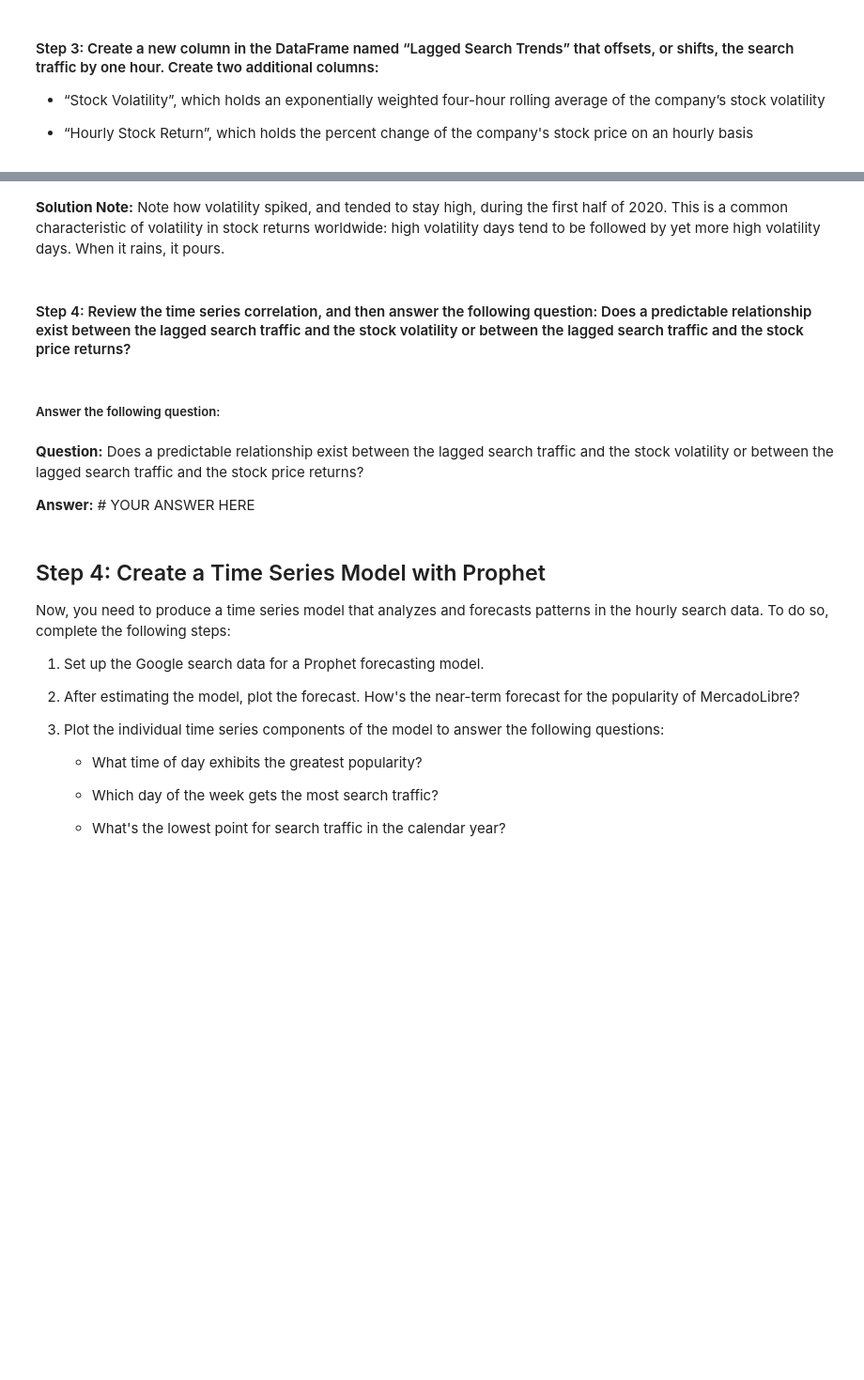
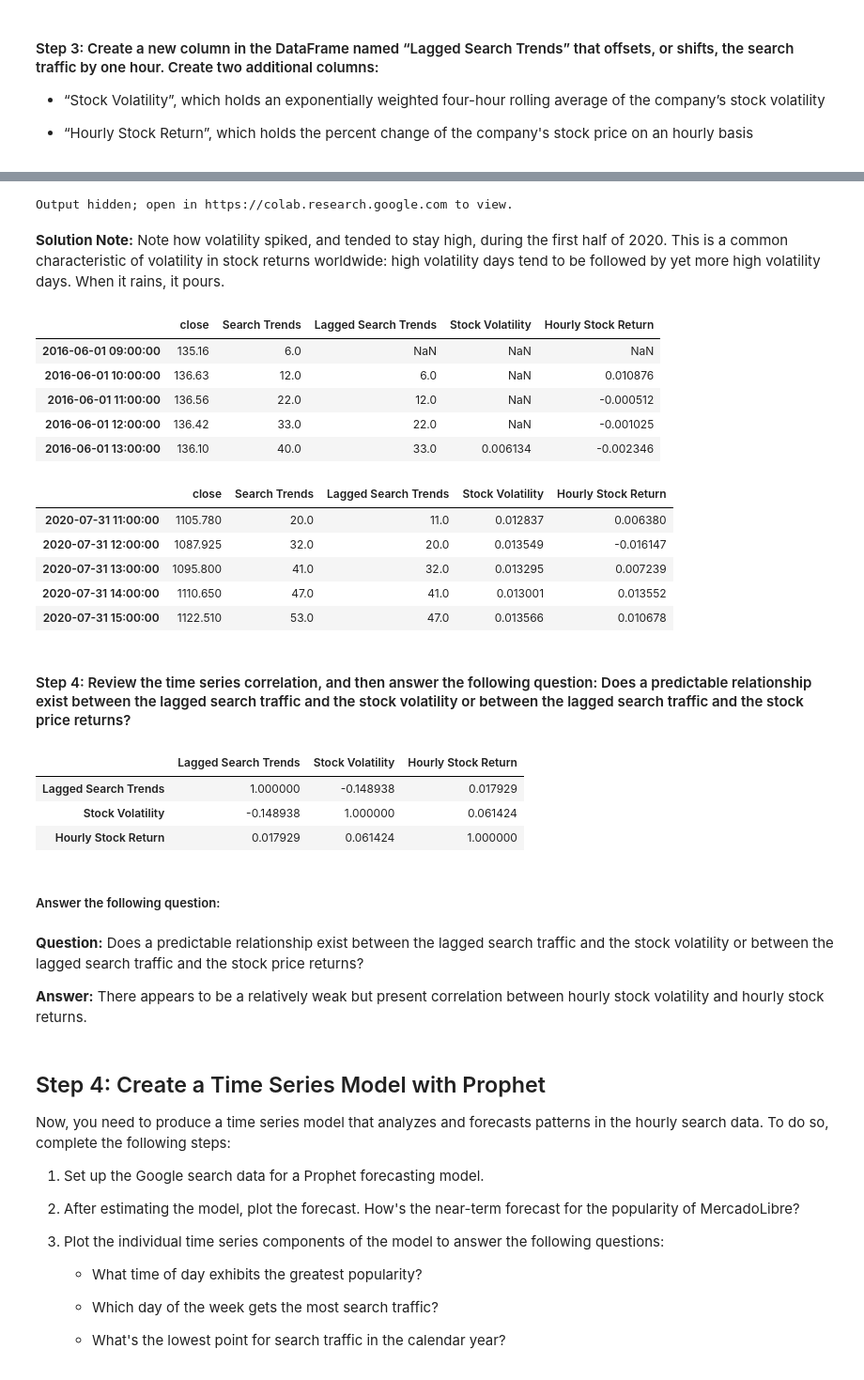
Before and after one commit to KristopherGit/Module-11-Challenge, a Jupyter notebook: Starter_Code/forecasting_net_prophet.ipynb, the cells around one changed output, grey strips where cells are left out. Shown at 94% size. Drawn from its saved outputs; the diff is of its cells as text; code cells hidden in the pictures; blank space fills up the shorter version.

```diff
--- a/Starter_Code/forecasting_net_prophet.ipynb
+++ b/Starter_Code/forecasting_net_prophet.ipynb
@@ -444,7 +474,8 @@ hv.extension('bokeh')
 # %%
 # Concatenate the df_mercado_stock DataFrame with the df_mercado_trends DataFrame
 # Concatenate the DataFrame by columns (axis=1), and drop and rows with only one column of data
-mercado_stock_trends_df = # YOUR CODE HERE
+mercado_stock_trends_df = pd.concat([df_mercado_stock, df_mercado_trends], axis=1).dropna().drop(columns=['Day of Week'])
 
 # View the first and last five rows of the DataFrame
-# YOUR CODE HERE
+display(mercado_stock_trends_df.head())
+display(mercado_stock_trends_df.tail())
@@ -479,4 +542,5 @@ hv.extension('bokeh')
 # %%
 # Create a new column in the mercado_stock_trends_df DataFrame called Lagged Search Trends
 # This column should shift the Search Trends information by one hour
-mercado_stock_trends_df['Lagged Search Trends'] = # YOUR CODE HERE
+mercado_stock_trends_df['Lagged Search Trends'] = mercado_stock_trends_df['Search Trends'].shift(1)
+mercado_stock_trends_df.head()
@@ -483,4 +554,5 @@ mercado_stock_trends_df['Lagged Search Trends'] = # YOUR CODE HERE
 # %%
 # Create a new column in the mercado_stock_trends_df DataFrame called Stock Volatility
 # This column should calculate the standard deviation of the closing stock price return data over a 4 period rolling window
-mercado_stock_trends_df['Stock Volatility'] = # YOUR CODE HERE
+mercado_stock_trends_df['Stock Volatility'] = mercado_stock_trends_df['close'].pct_change().rolling(window=4).std()
+mercado_stock_trends_df.head()
@@ -489,27 +568,51 @@ mercado_stock_trends_df['Stock Volatility'] = # YOUR CODE HERE
 hv.extension('bokeh')
 
 # Use hvPlot to visualize the stock volatility
-# YOUR CODE HERE
+#first_half_2020[["Lagged Search Trends","Stock Volatility"]].hvplot.scatter(x='Lagged Search Trends', y='Stock Volatility')
+mercado_stock_trends_df.hvplot(
+    y='Stock Volatility'
+)
+# %% [output]
+Output hidden; open in https://colab.research.google.com to view.
 # %% [markdown]
 **Solution Note:** Note how volatility spiked, and tended to stay high, during the first half of 2020. This is a common characteristic of volatility in stock returns worldwide: high volatility days tend to be followed by yet more high volatility days. When it rains, it pours.
 # %%
 # Create a new column in the mercado_stock_trends_df DataFrame called Hourly Stock Return
 # This column should calculate hourly return percentage of the closing price
-mercado_stock_trends_df['Hourly Stock Return'] = # YOUR CODE HERE
+mercado_stock_trends_df['Hourly Stock Return'] = mercado_stock_trends_df['close'].pct_change()
 # %%
 # View the first and last five rows of the mercado_stock_trends_df DataFrame
-# YOUR CODE HERE
+display(mercado_stock_trends_df.head())
+display(mercado_stock_trends_df.tail())
+# %% [output]
+|  | close | Search Trends | Lagged Search Trends | Stock Volatility | Hourly Stock Return |
+| 2016-06-01 09:00:00 | 135.16 | 6.0 | NaN | NaN | NaN |
+| 2016-06-01 10:00:00 | 136.63 | 12.0 | 6.0 | NaN | 0.010876 |
+| 2016-06-01 11:00:00 | 136.56 | 22.0 | 12.0 | NaN | -0.000512 |
+| 2016-06-01 12:00:00 | 136.42 | 33.0 | 22.0 | NaN | -0.001025 |
+| 2016-06-01 13:00:00 | 136.10 | 40.0 | 33.0 | 0.006134 | -0.002346 |
+|  | close | Search Trends | Lagged Search Trends | Stock Volatility | Hourly Stock Return |
+| 2020-07-31 11:00:00 | 1105.780 | 20.0 | 11.0 | 0.012837 | 0.006380 |
+| 2020-07-31 12:00:00 | 1087.925 | 32.0 | 20.0 | 0.013549 | -0.016147 |
+| 2020-07-31 13:00:00 | 1095.800 | 41.0 | 32.0 | 0.013295 | 0.007239 |
+| 2020-07-31 14:00:00 | 1110.650 | 47.0 | 41.0 | 0.013001 | 0.013552 |
+| 2020-07-31 15:00:00 | 1122.510 | 53.0 | 47.0 | 0.013566 | 0.010678 |
 # %% [markdown]
 #### Step 4: Review the time series correlation, and then answer the following question: Does a predictable relationship exist between the lagged search traffic and the stock volatility or between the lagged search traffic and the stock price returns?
 # %%
 # Construct correlation table of Stock Volatility, Lagged Search Trends, and Hourly Stock Return
-# YOUR CODE HERE
+mercado_stock_trends_df[["Lagged Search Trends", "Stock Volatility", "Hourly Stock Return"]].corr()
+# %% [output]
+|  | Lagged Search Trends | Stock Volatility | Hourly Stock Return |
+| Lagged Search Trends | 1.000000 | -0.148938 | 0.017929 |
+| Stock Volatility | -0.148938 | 1.000000 | 0.061424 |
+| Hourly Stock Return | 0.017929 | 0.061424 | 1.000000 |
 # %% [markdown]
 ##### Answer the following question:
 # %% [markdown]
 **Question:** Does a predictable relationship exist between the lagged search traffic and the stock volatility or between the lagged search traffic and the stock price returns?
 
-**Answer:** # YOUR ANSWER HERE
+**Answer:** There appears to be a relatively weak but present correlation between hourly stock volatility and hourly stock returns.
 # %% [markdown]
 ## Step 4: Create a Time Series Model with Prophet
 
```
Also changed, not shown: parts of 27 cells of this notebook, 2 other files.
